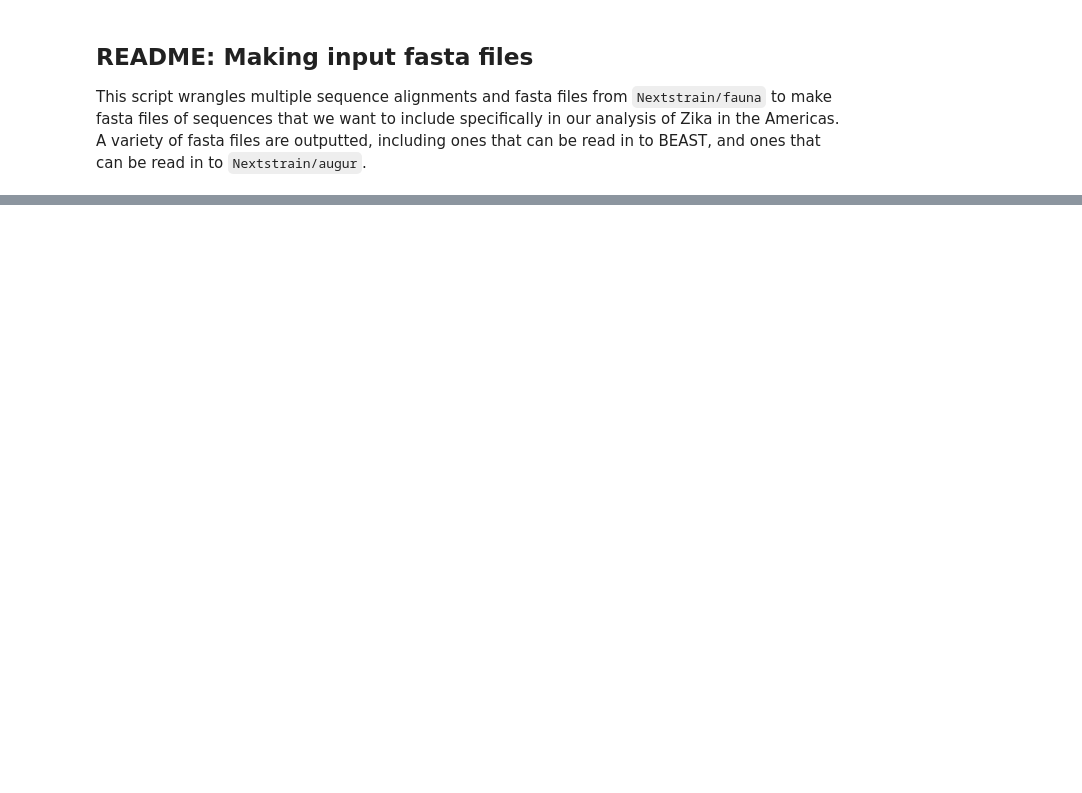
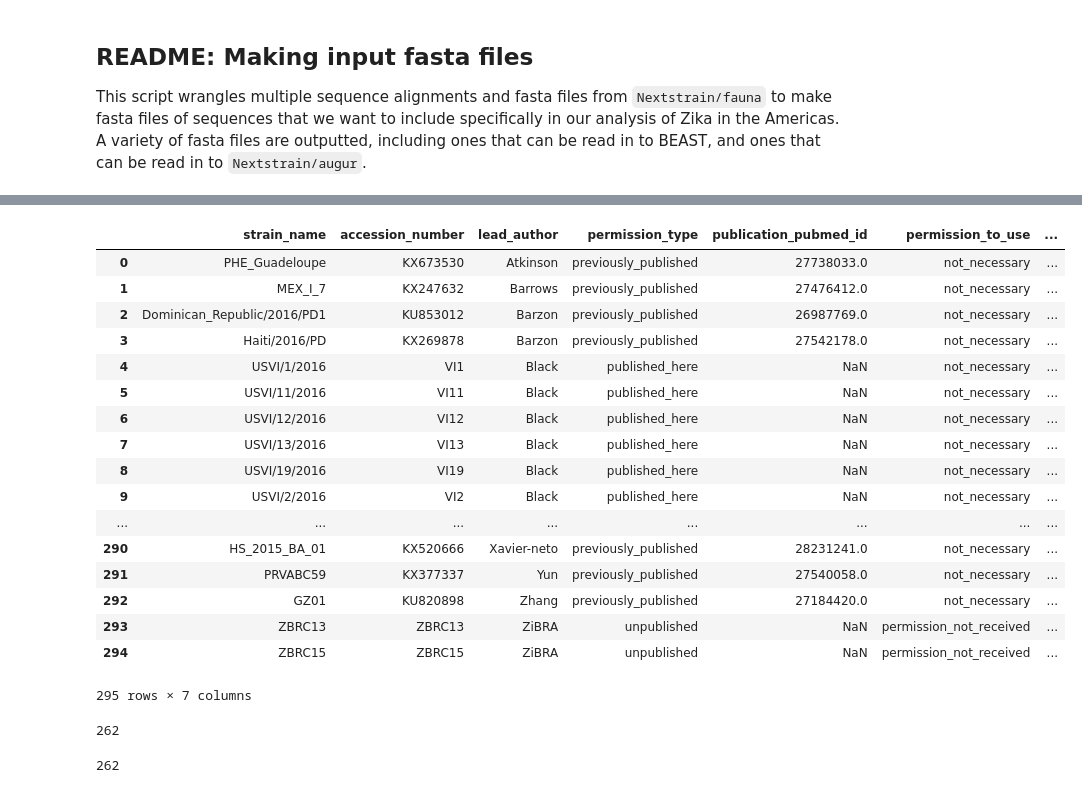
Before and after one commit to blab/zika-usvi, a Jupyter notebook: scripts/make-input-fastas.ipynb, the cells around one changed output, grey strips where cells are left out. Cells and saved outputs as stored; diff of their text form; code cells hidden in the pictures; blank space fills up the shorter version.

Commit message:
update to filter sequences that are not published needing permission

```diff
--- a/scripts/make-input-fastas.ipynb
+++ b/scripts/make-input-fastas.ipynb
@@ -29,0 +125,46 @@ reference_strain_name = 'PF13/251013_18' #WHO reference strain for Zika, msa is
+# %%
+permission_info = pd.read_excel('/Users/alliblk/Desktop/gitrepos/zika-usvi/data/sequences_and_permissions.xlsx')
+permission_info
+# %% [output]
+|  | strain_name | accession_number | lead_author | permission_type | publication_pubmed_id | permission_to_use | ... |
+| 0 | PHE_Guadeloupe | KX673530 | Atkinson | previously_published | 27738033.0 | not_necessary | ... |
+| 1 | MEX_I_7 | KX247632 | Barrows | previously_published | 27476412.0 | not_necessary | ... |
+| 2 | Dominican_Republic/2016/PD1 | KU853012 | Barzon | previously_published | 26987769.0 | not_necessary | ... |
+| 3 | Haiti/2016/PD | KX269878 | Barzon | previously_published | 27542178.0 | not_necessary | ... |
+| 4 | USVI/1/2016 | VI1 | Black | published_here | NaN | not_necessary | ... |
+| 5 | USVI/11/2016 | VI11 | Black | published_here | NaN | not_necessary | ... |
+| 6 | USVI/12/2016 | VI12 | Black | published_here | NaN | not_necessary | ... |
+| 7 | USVI/13/2016 | VI13 | Black | published_here | NaN | not_necessary | ... |
+| 8 | USVI/19/2016 | VI19 | Black | published_here | NaN | not_necessary | ... |
+| 9 | USVI/2/2016 | VI2 | Black | published_here | NaN | not_necessary | ... |
+| ... | ... | ... | ... | ... | ... | ... | ... |
+| 290 | HS_2015_BA_01 | KX520666 | Xavier-neto | previously_published | 28231241.0 | not_necessary | ... |
+| 291 | PRVABC59 | KX377337 | Yun | previously_published | 27540058.0 | not_necessary | ... |
+| 292 | GZ01 | KU820898 | Zhang | previously_published | 27184420.0 | not_necessary | ... |
+| 293 | ZBRC13 | ZBRC13 | ZiBRA | unpublished | NaN | permission_not_received | ... |
+| 294 | ZBRC15 | ZBRC15 | ZiBRA | unpublished | NaN | permission_not_received | ... |
+295 rows × 7 columns
+# %%
+strains_with_permission = []
+
+for i in range(len(permission_info)):
+    record = permission_info.iloc[i]
+    if record['permission_to_use'] != 'permission_not_received' and record['preliminarily_include'] == 'yes':
+        strains_with_permission.append(record['strain_name'])
+
+print len(strains_with_permission)
+# %% [output]
+262
+# %%
+useable_genomes_dict_faunaHeader = {}
+useable_genomes_dict_augurHeader = {}
+#making a dict for each kind of header here because it's really nice to have both when troubleshooting.
+for strain in strains_with_permission:
+    for key in geoPruned_fauna_dict.keys():
+        if key.startswith(strain):
+            useable_genomes_dict_faunaHeader[key] = geoPruned_fauna_dict[key]
+            useable_genomes_dict_augurHeader[key.split('|')[0]] = geoPruned_fauna_dict[key]
+
+print len(useable_genomes_dict_faunaHeader)
+# %% [output]
+262
```
Also changed, not shown: parts of 32 cells of this notebook.
